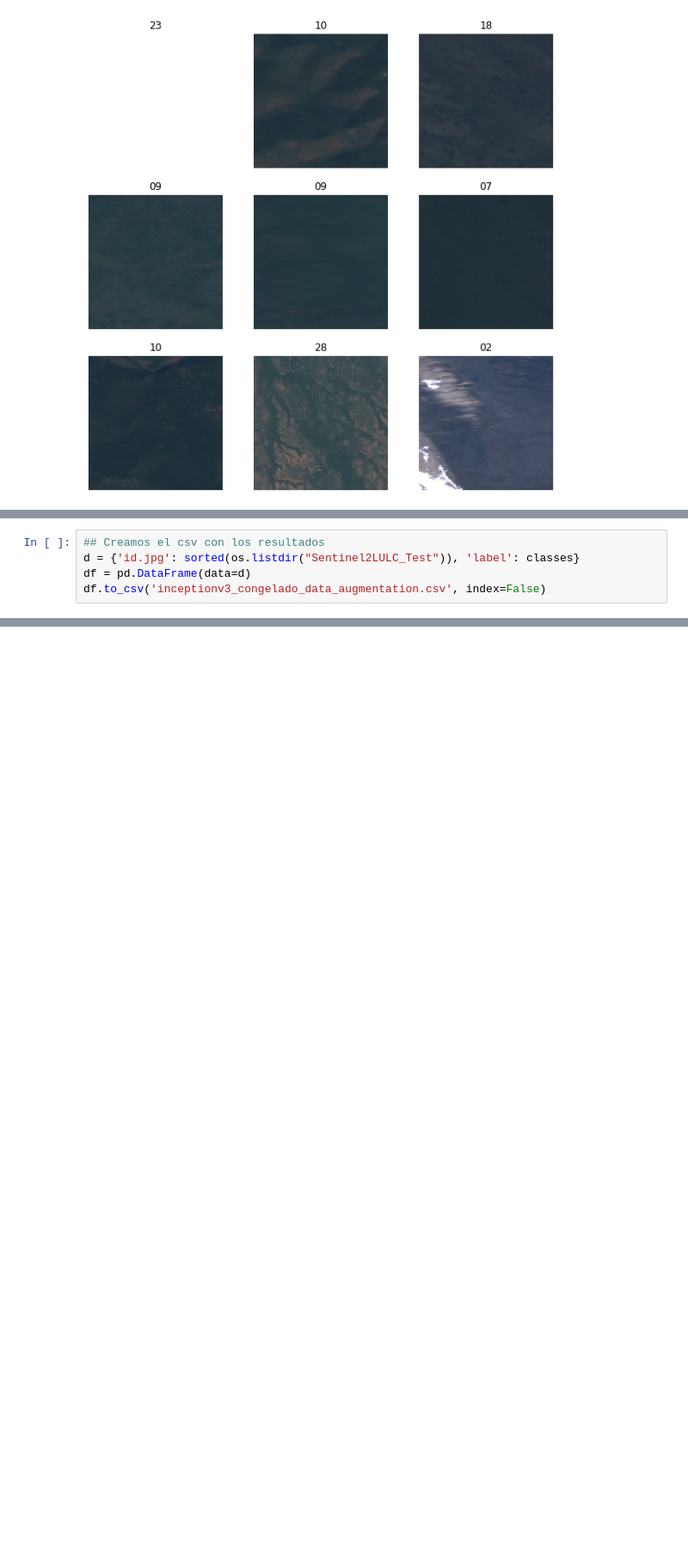
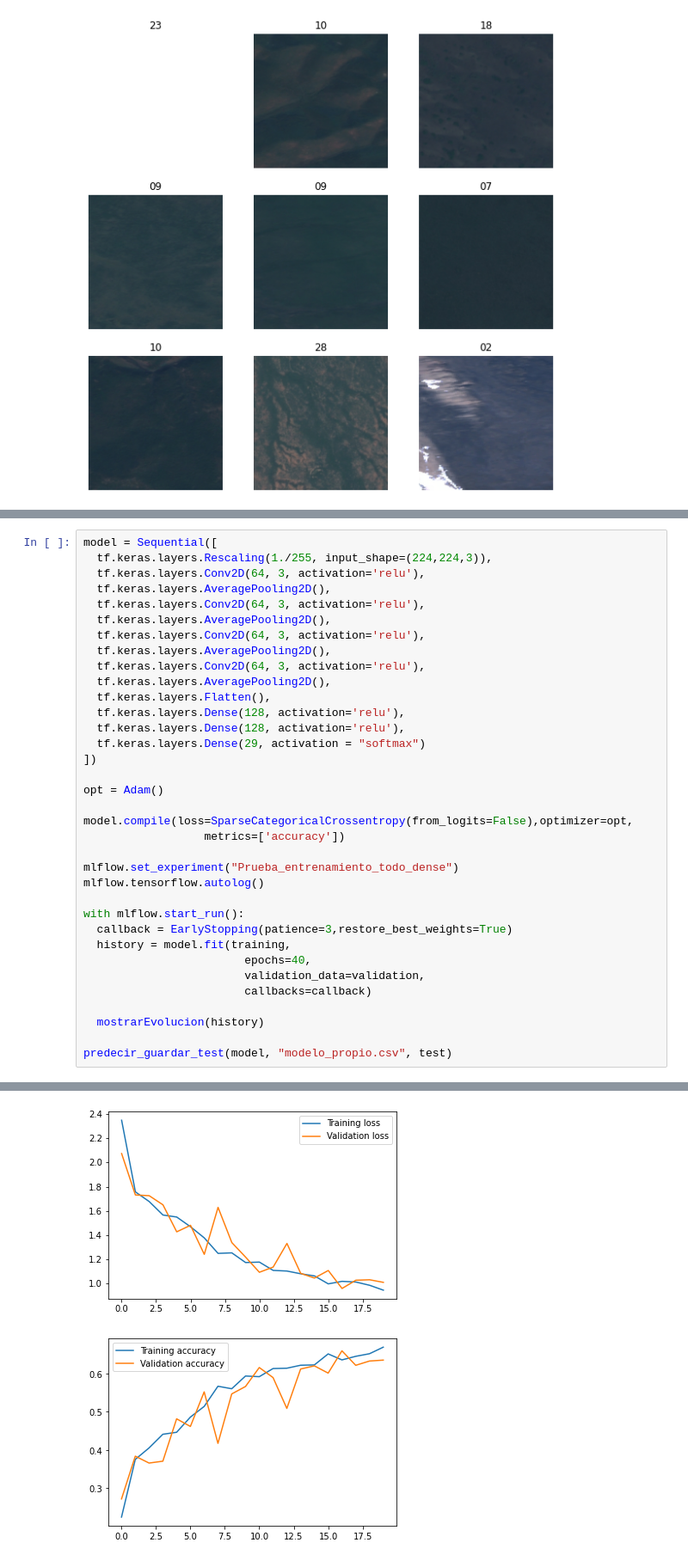
Before and after one commit to advy99/PROYECTO_MD_AA, a Jupyter notebook: algoritmos/ADVY/pruebas_antonio.ipynb, the cells around one changed output, grey strips where cells are left out. Shown at 86% size. Cells and saved outputs as stored; diff of their text form; blank space fills up the shorter version.

```diff
--- a/algoritmos/ADVY/pruebas_antonio.ipynb
+++ b/algoritmos/ADVY/pruebas_antonio.ipynb
@@ -298,5 +389,36 @@ print(classes)
-# %%
-## Creamos el csv con los resultados
-d = {'id.jpg': sorted(os.listdir("Sentinel2LULC_Test")), 'label': classes}
-df = pd.DataFrame(data=d)
-df.to_csv('inceptionv3_congelado_data_augmentation.csv', index=False)
+# %%
+model = Sequential([
+  tf.keras.layers.Rescaling(1./255, input_shape=(224,224,3)),
+  tf.keras.layers.Conv2D(64, 3, activation='relu'),
+  tf.keras.layers.AveragePooling2D(),
+  tf.keras.layers.Conv2D(64, 3, activation='relu'),
+  tf.keras.layers.AveragePooling2D(),
+  tf.keras.layers.Conv2D(64, 3, activation='relu'),
+  tf.keras.layers.AveragePooling2D(),
+  tf.keras.layers.Conv2D(64, 3, activation='relu'),
+  tf.keras.layers.AveragePooling2D(),
+  tf.keras.layers.Flatten(),
+  tf.keras.layers.Dense(128, activation='relu'),
+  tf.keras.layers.Dense(128, activation='relu'),
+  tf.keras.layers.Dense(29, activation = "softmax")
+])
+
+opt = Adam()
+
+model.compile(loss=SparseCategoricalCrossentropy(from_logits=False),optimizer=opt,
+                  metrics=['accuracy'])
+
+mlflow.set_experiment("Prueba_entrenamiento_todo_dense")
+mlflow.tensorflow.autolog()
+
+with mlflow.start_run():
+  callback = EarlyStopping(patience=3,restore_best_weights=True)
+  history = model.fit(training,
+                        epochs=40,
+                        validation_data=validation,
+                        callbacks=callback)
+
+  mostrarEvolucion(history)
+
+predecir_guardar_test(model, "modelo_propio.csv", test)
+# %% [output]
@@ -302,0 +443,2 @@ df.to_csv('inceptionv3_congelado_data_augmentation.csv', index=False)
+[figure, added]
+[figure, added]
```
Also changed, not shown: parts of 14 cells of this notebook, 5 other files.
